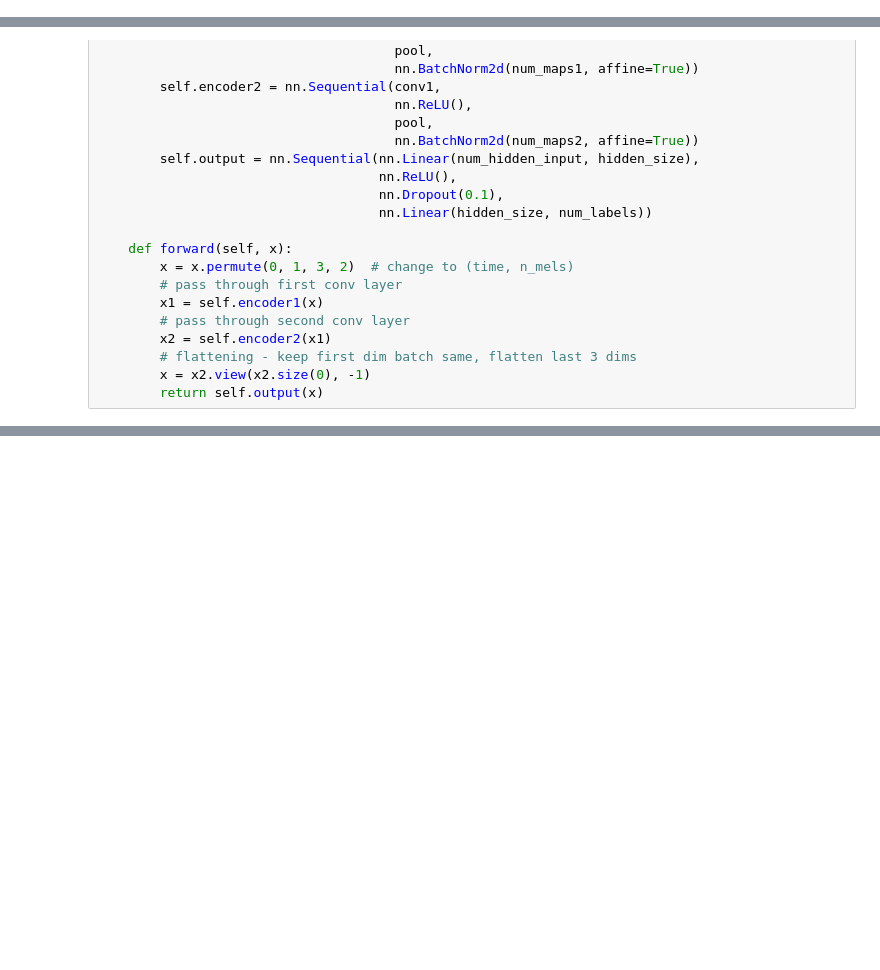
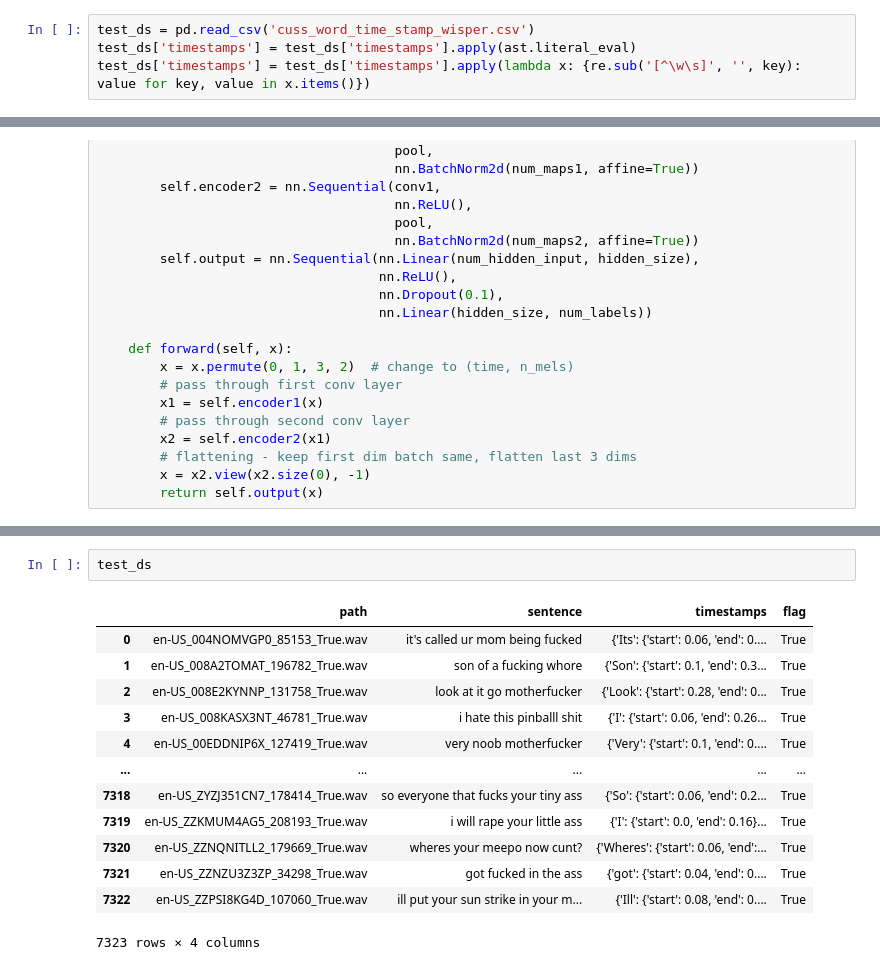
Before and after one commit to HiPatil/DL_STFU, a Jupyter notebook: training_pipeline_timestamp.ipynb, the cells around one changed output, grey strips where cells are left out. Cells and saved outputs as stored; diff of their text form; blank space fills up the shorter version.

Commit message:
final time stamp training pipeline, need to debug the dataloader a bit more

```diff
--- a/training_pipeline_timestamp.ipynb
+++ b/training_pipeline_timestamp.ipynb
@@ -94,0 +99,4 @@ positive_train_data['timestamps'] = positive_train_data['timestamps'].apply(lamb
+# %%
+test_ds = pd.read_csv('cuss_word_time_stamp_wisper.csv')
+test_ds['timestamps'] = test_ds['timestamps'].apply(ast.literal_eval)
+test_ds['timestamps'] = test_ds['timestamps'].apply(lambda x: {re.sub('[^\w\s]', '', key): value for key, value in x.items()})
@@ -430,0 +689,16 @@ RuntimeError: element 0 of tensors does not require grad and does not have a gra
+# %%
+test_ds
+# %% [output]
+|  | path | sentence | timestamps | flag |
+| 0 | en-US_004NOMVGP0_85153_True.wav | it's called ur mom being fucked | {'Its': {'start': 0.06, 'end': 0.... | True |
+| 1 | en-US_008A2TOMAT_196782_True.wav | son of a fucking whore | {'Son': {'start': 0.1, 'end': 0.3... | True |
+| 2 | en-US_008E2KYNNP_131758_True.wav | look at it go motherfucker | {'Look': {'start': 0.28, 'end': 0... | True |
+| 3 | en-US_008KASX3NT_46781_True.wav | i hate this pinballl shit | {'I': {'start': 0.06, 'end': 0.26... | True |
+| 4 | en-US_00EDDNIP6X_127419_True.wav | very noob motherfucker | {'Very': {'start': 0.1, 'end': 0.... | True |
+| ... | ... | ... | ... | ... |
+| 7318 | en-US_ZYZJ351CN7_178414_True.wav | so everyone that fucks your tiny ass | {'So': {'start': 0.06, 'end': 0.2... | True |
+| 7319 | en-US_ZZKMUM4AG5_208193_True.wav | i will rape your little ass | {'I': {'start': 0.0, 'end': 0.16}... | True |
+| 7320 | en-US_ZZNQNITLL2_179669_True.wav | wheres your meepo now cunt? | {'Wheres': {'start': 0.06, 'end':... | True |
+| 7321 | en-US_ZZNZU3Z3ZP_34298_True.wav | got fucked in the ass | {'got': {'start': 0.04, 'end': 0.... | True |
+| 7322 | en-US_ZZPSI8KG4D_107060_True.wav | ill put your sun strike in your m... | {'Ill': {'start': 0.08, 'end': 0.... | True |
+7323 rows × 4 columns
```
Also changed, not shown: parts of 21 cells of this notebook.
